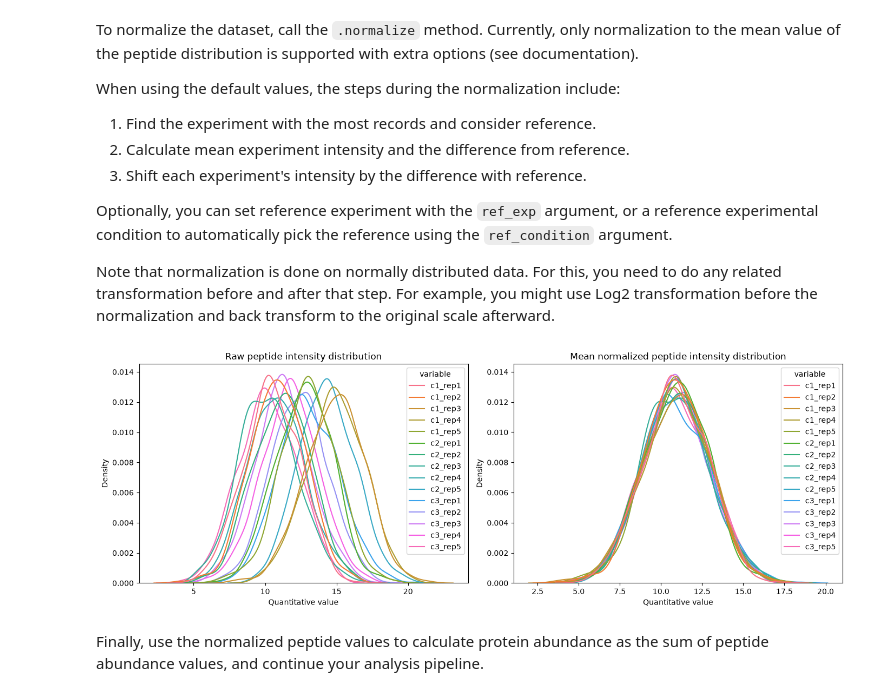
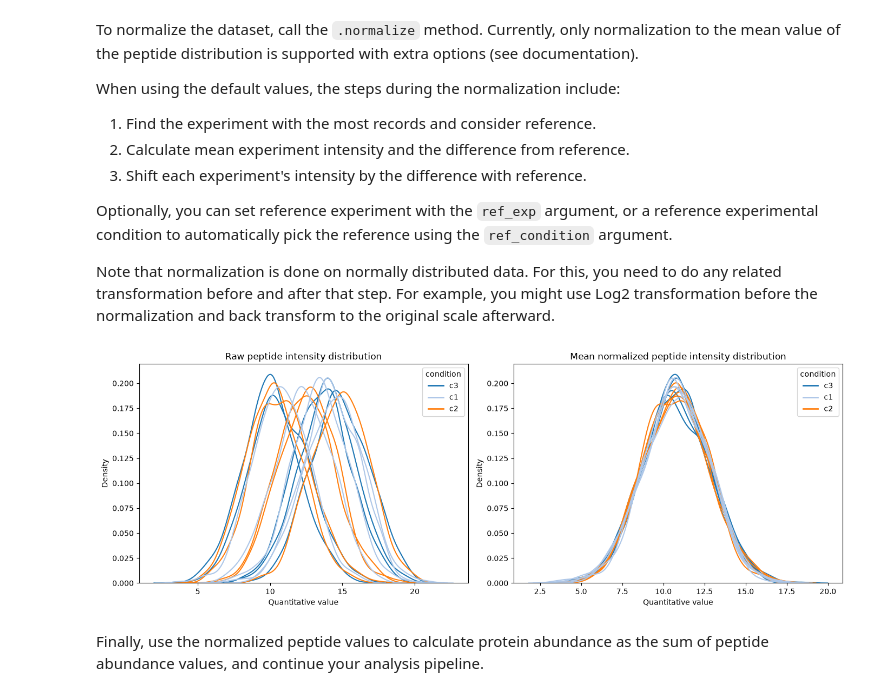
Before and after one commit to dialectos-ai/omicspylib, a Jupyter notebook: docs/notebooks/peptide-level-normalization-across-experiments.ipynb, the cells around one changed output. Saved outputs shown, nothing was run; the diff lists cells and outputs as text; code cells hidden in the pictures.

```diff
--- a/docs/notebooks/peptide-level-normalization-across-experiments.ipynb
+++ b/docs/notebooks/peptide-level-normalization-across-experiments.ipynb
@@ -75,31 +75,33 @@ When using the default values, the steps during the normalization include:
 Optionally, you can set reference experiment with the `ref_exp` argument, or a reference experimental condition to automatically pick the reference using the `ref_condition` argument.
 
 Note that normalization is done on normally distributed data. For this, you need to do any related transformation before and after that step. For example, you might use Log2 transformation before the normalization and back transform to the original scale afterward.
-# %%
-# normalize the dataset
-norm_pept_dset = raw_pept_dset\
-    .log2_transform()\
-    .normalize(method='mean')\
-    .log2_backtransform()
-
-# plot before and after normalization
-fig, ax = plt.subplots(1, 2, figsize=(14, 5))
-plot_density(
-    dataset=raw_pept_dset,
-    log_transform=True,
-    title='Raw peptide intensity distribution',
-    ax=ax[0])
-
-plot_density(
-    dataset=norm_pept_dset,
-    log_transform=True,
-    title='Mean normalized peptide intensity distribution',
-    ax=ax[1])
-plt.tight_layout()
-plt.show()
-# pept_df
-# %% [output]
-[figure, removed]
+# %%
+# normalize the dataset
+norm_pept_dset = raw_pept_dset\
+    .log2_transform()\
+    .normalize(method='mean')\
+    .log2_backtransform()
+
+# plot before and after normalization
+fig, ax = plt.subplots(1, 2, figsize=(14, 5))
+plot_density(
+    dataset=raw_pept_dset,
+    log_transform=True,
+    color_by_group=True,
+    title='Raw peptide intensity distribution',
+    ax=ax[0])
+
+plot_density(
+    dataset=norm_pept_dset,
+    log_transform=True,
+    color_by_group=True,
+    title='Mean normalized peptide intensity distribution',
+    ax=ax[1])
+plt.tight_layout()
+plt.show()
+# pept_df
+# %% [output]
+[figure, added]
 # %% [markdown]
 Finally, use the normalized peptide values to calculate protein abundance as the sum of peptide abundance values, and continue your analysis pipeline.
 # %%
```
Also changed, not shown: parts of 6 cells of this notebook, 11 other files.
